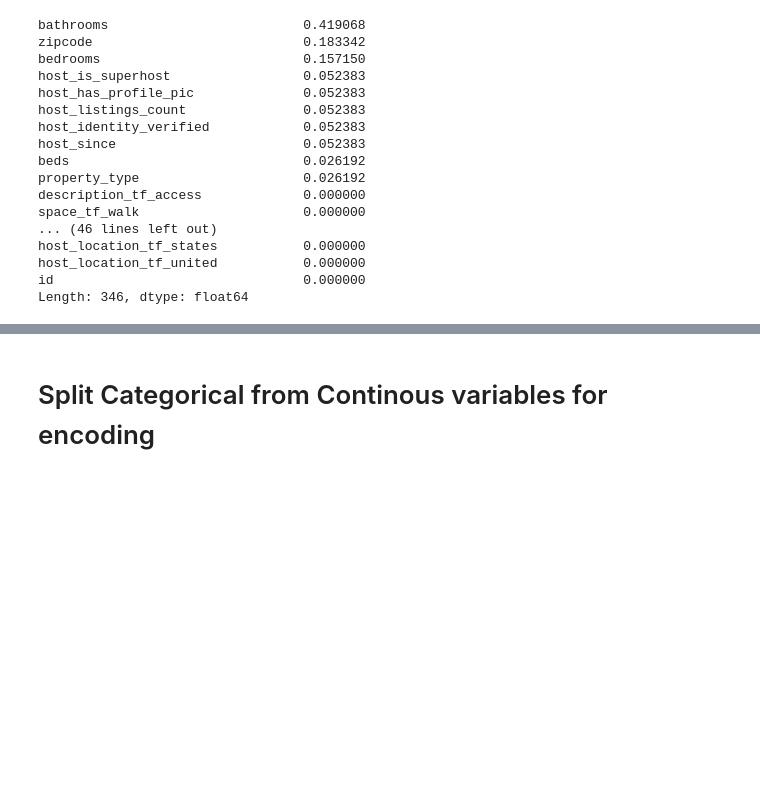
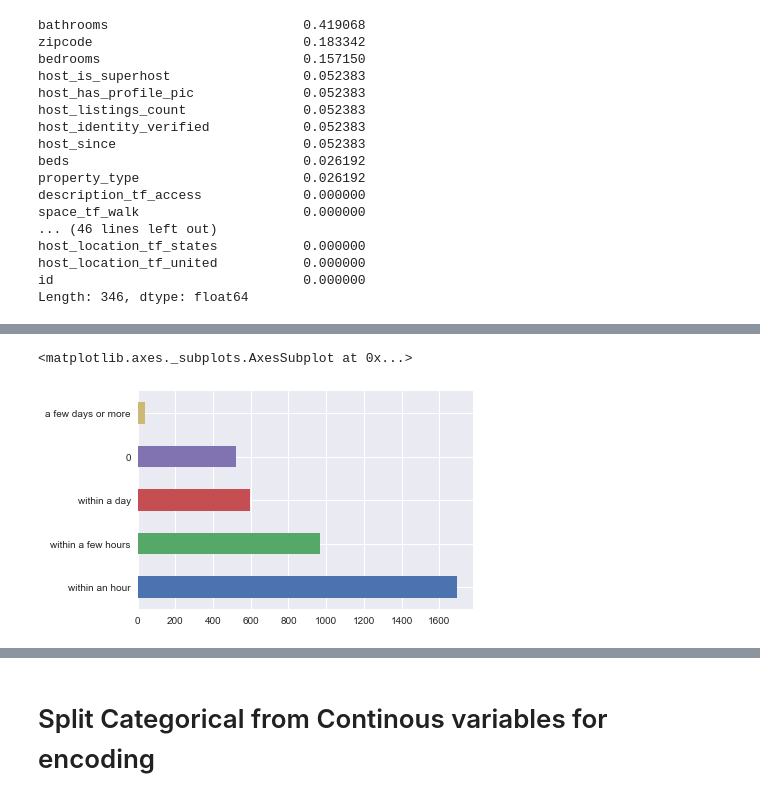
Before and after one commit to waficf/Kaggle_Competitions, a Jupyter notebook: AirBnB.ipynb, the cells around one changed output, grey strips where cells are left out. Drawn from its saved outputs; the diff is of its cells as text; code cells hidden in the pictures; blank space fills up the shorter version.

```diff
--- a/AirBnB.ipynb
+++ b/AirBnB.ipynb
@@ -633,0 +629,7 @@ Length: 346, dtype: float64
+# %%
+df.beds.fillna('1', inplace=True)
+# %%
+df.property_type.fillna('House', inplace=True)
+# %%
+# I will drop host listing count as it has nulls and I already created a similar variable usign current data
+df.drop('host_listings_count', axis=1, inplace=True)
@@ -633,0 +653,2 @@ Length: 346, dtype: float64
+# %%
+df.drop(['host_since', 'first_review', 'last_review'], axis=1, inplace=True)
@@ -633,0 +666,6 @@ Length: 346, dtype: float64
+# %%
+df.host_response_time.value_counts().plot('barh')
+plt.show()
+# %% [output]
+<matplotlib.axes._subplots.AxesSubplot at 0x...>
+[figure, added]
```
Also changed, not shown: parts of 22 cells of this notebook.
